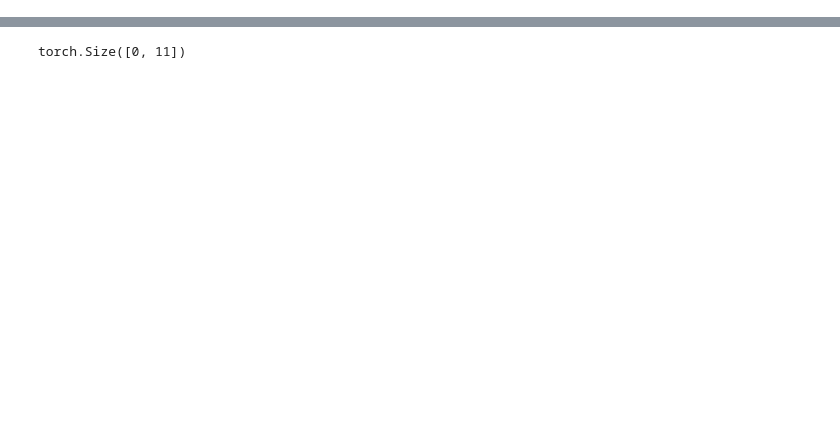
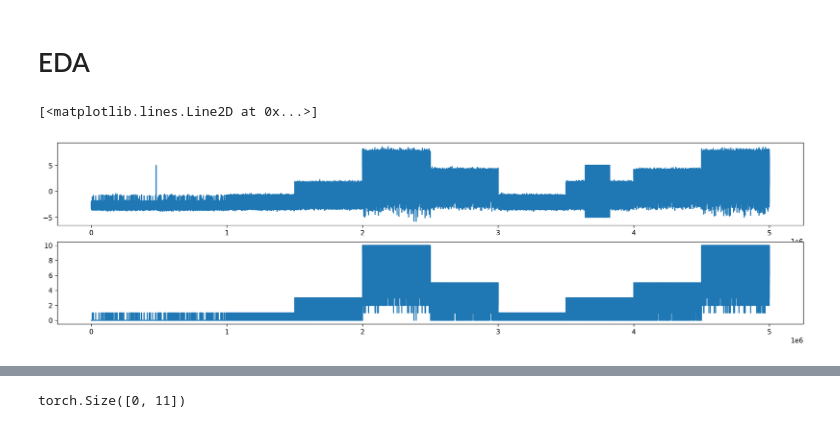
Before and after one commit to antorsae/liverpool-ion-switching, a Jupyter notebook: wavenet_recurrent.ipynb, the cells around one changed output, grey strips where cells are left out. Cells and saved outputs as stored; diff of their text form; code cells hidden in the pictures; blank space fills up the shorter version.

```diff
--- a/wavenet_recurrent.ipynb
+++ b/wavenet_recurrent.ipynb
@@ -98,0 +111,12 @@ test  =  test.view( test.shape[0],-1,SEGMENT_SIZE)
+# %% [markdown]
+# EDA
+# %%
+si = train[0,:,:].flatten()#  + train[1,:,:].flatten()
+oc = train[2,:,:].flatten()
+plt.subplot(2, 1, 1)
+plt.plot(si)
+plt.subplot(2, 1, 2)
+plt.plot(oc)
+# %% [output]
+[<matplotlib.lines.Line2D at 0x...>]
+[figure, added]
```
Also changed, not shown: parts of 88 cells of this notebook.
